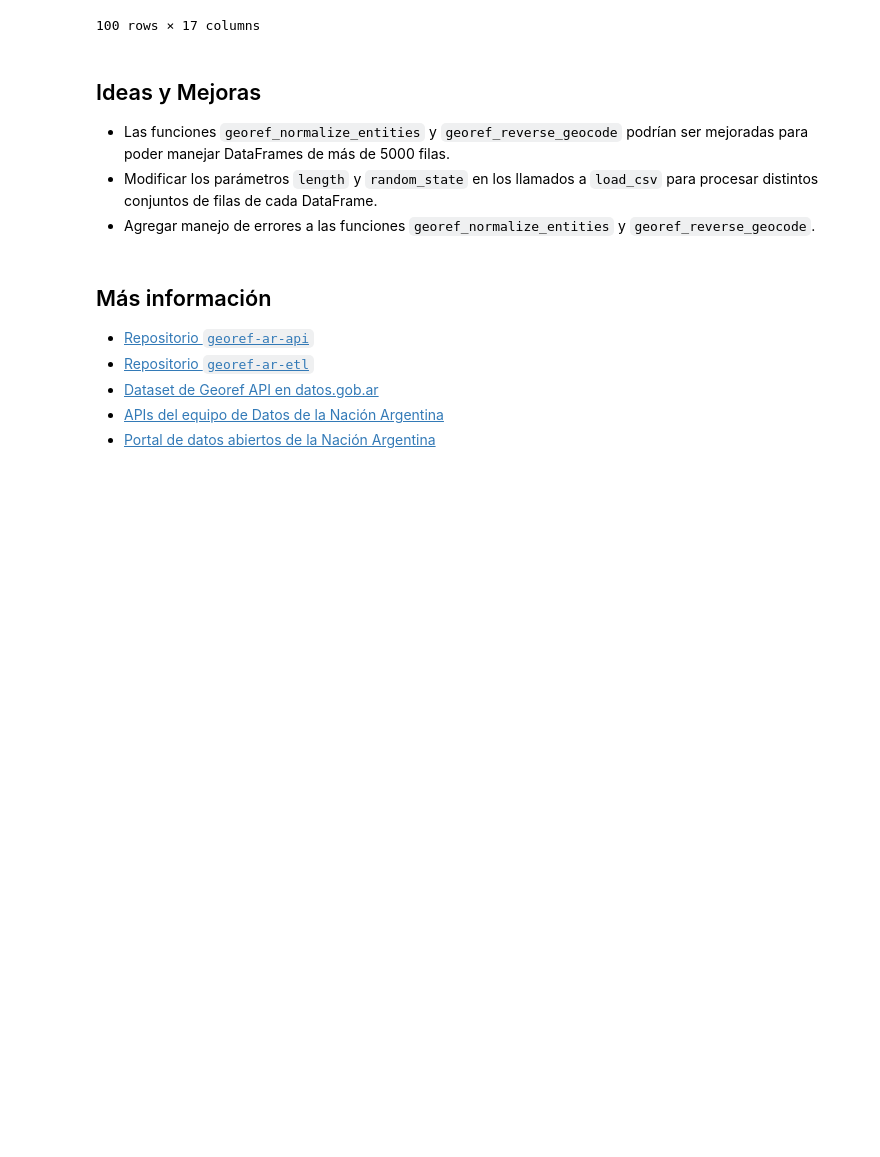
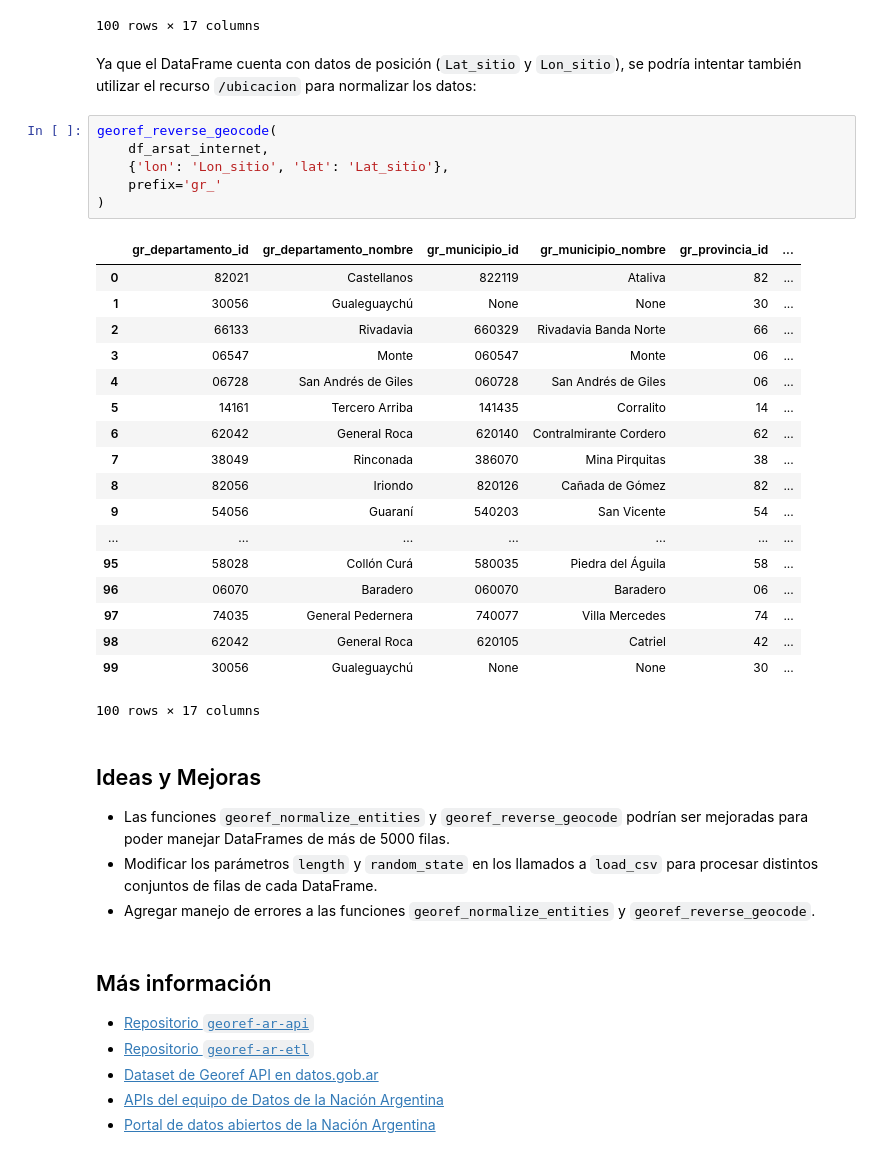
Before and after one commit to datosgobar/taller-georef-pyconar-2018, a Jupyter notebook: pyconar.ipynb, the cells around one changed output. Saved outputs shown, nothing was run; the diff lists cells and outputs as text; blank space fills up the shorter version.

```diff
--- a/pyconar.ipynb
+++ b/pyconar.ipynb
@@ -743,6 +786,33 @@ georef_normalize_entities(
 | 98 | 62042 | 62042360000 | 620105 | Catriel | CATRIEL | 62 | ... |
 | 99 | 30056 | 30056080000 | None | None | IRAZUSTA | 30 | ... |
 100 rows × 17 columns
+# %% [markdown]
+Ya que el DataFrame cuenta con datos de posición (`Lat_sitio` y `Lon_sitio`), se podría intentar también utilizar el recurso `/ubicacion` para normalizar los datos:
+# %%
+georef_reverse_geocode(
+    df_arsat_internet,
+    {'lon': 'Lon_sitio', 'lat': 'Lat_sitio'},
+    prefix='gr_'
+)
+# %% [output]
+|  | gr_departamento_id | gr_departamento_nombre | gr_municipio_id | gr_municipio_nombre | gr_provincia_id | ... |
+| 0 | 82021 | Castellanos | 822119 | Ataliva | 82 | ... |
+| 1 | 30056 | Gualeguaychú | None | None | 30 | ... |
+| 2 | 66133 | Rivadavia | 660329 | Rivadavia Banda Norte | 66 | ... |
+| 3 | 06547 | Monte | 060547 | Monte | 06 | ... |
+| 4 | 06728 | San Andrés de Giles | 060728 | San Andrés de Giles | 06 | ... |
+| 5 | 14161 | Tercero Arriba | 141435 | Corralito | 14 | ... |
+| 6 | 62042 | General Roca | 620140 | Contralmirante Cordero | 62 | ... |
+| 7 | 38049 | Rinconada | 386070 | Mina Pirquitas | 38 | ... |
+| 8 | 82056 | Iriondo | 820126 | Cañada de Gómez | 82 | ... |
+| 9 | 54056 | Guaraní | 540203 | San Vicente | 54 | ... |
+| ... | ... | ... | ... | ... | ... | ... |
+| 95 | 58028 | Collón Curá | 580035 | Piedra del Águila | 58 | ... |
+| 96 | 06070 | Baradero | 060070 | Baradero | 06 | ... |
+| 97 | 74035 | General Pedernera | 740077 | Villa Mercedes | 74 | ... |
+| 98 | 62042 | General Roca | 620105 | Catriel | 42 | ... |
+| 99 | 30056 | Gualeguaychú | None | None | 30 | ... |
+100 rows × 17 columns
 # %% [markdown]
 ## Ideas y Mejoras
 - Las funciones `georef_normalize_entities` y `georef_reverse_geocode` podrían ser mejoradas para poder manejar DataFrames de más de 5000 filas.
```
Also changed, not shown: parts of 9 cells of this notebook, 1 other file.
